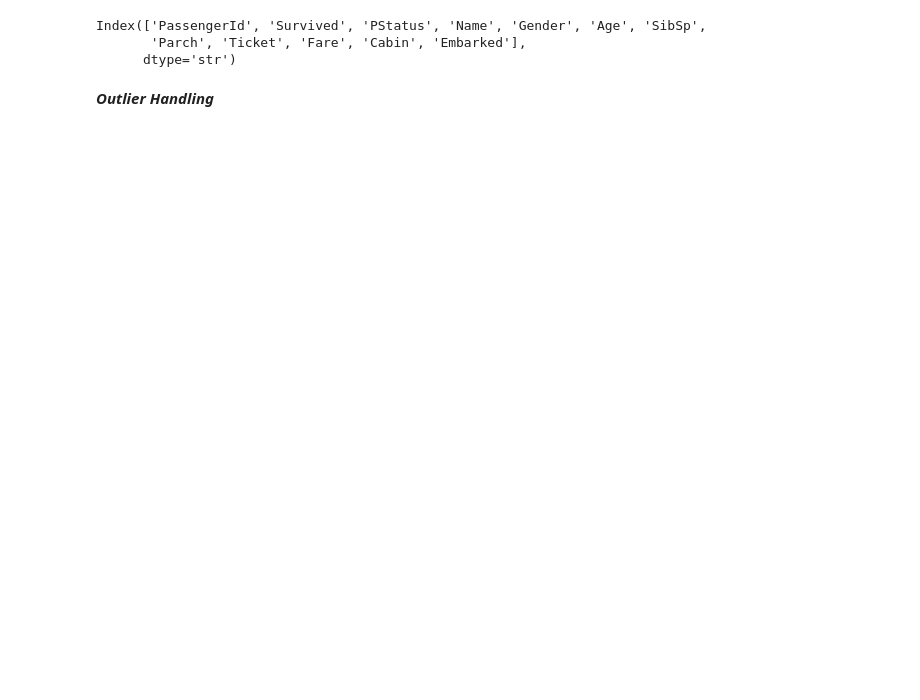
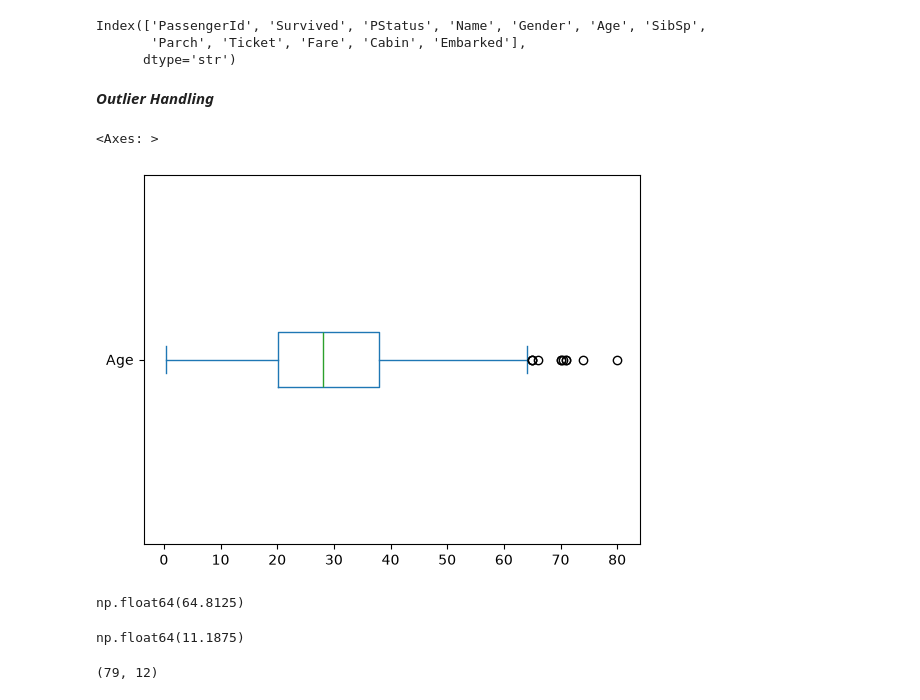
Before and after one commit to abinhyanmikha/Data-Science, a Jupyter notebook: Data preprocessing/day32/DataManupulation.ipynb, the cells around one changed output. Cells and saved outputs as stored; diff of their text form; code cells hidden in the pictures; blank space fills up the shorter version.

```diff
--- a/Data preprocessing/day32/DataManupulation.ipynb
+++ b/Data preprocessing/day32/DataManupulation.ipynb
@@ -44,3 +44,8 @@ Index(['PassengerId', 'Survived', 'PStatus', 'Name', 'Gender', 'Age', 'SibSp',
       dtype='str')
 # %% [markdown]
 ***Outlier Handling***
+# %%
+titanic_df.Age.plot(kind="box", vert=False)
+# %% [output]
+<Axes: >
+[figure, added]
@@ -46,0 +58,13 @@ Index(['PassengerId', 'Survived', 'PStatus', 'Name', 'Gender', 'Age', 'SibSp',
+# %%
+maximum
+# %% [output]
+np.float64(64.8125)
+# %%
+minimum
+# %% [output]
+np.float64(11.1875)
+# %%
+#filtering outliers
+titanic_df[(titanic_df.Age>maximum) |(titanic_df.Age<minimum)].shape
+# %% [output]
+(79, 12)
```
Also changed, not shown: parts of 19 cells of this notebook, 1 other file.
